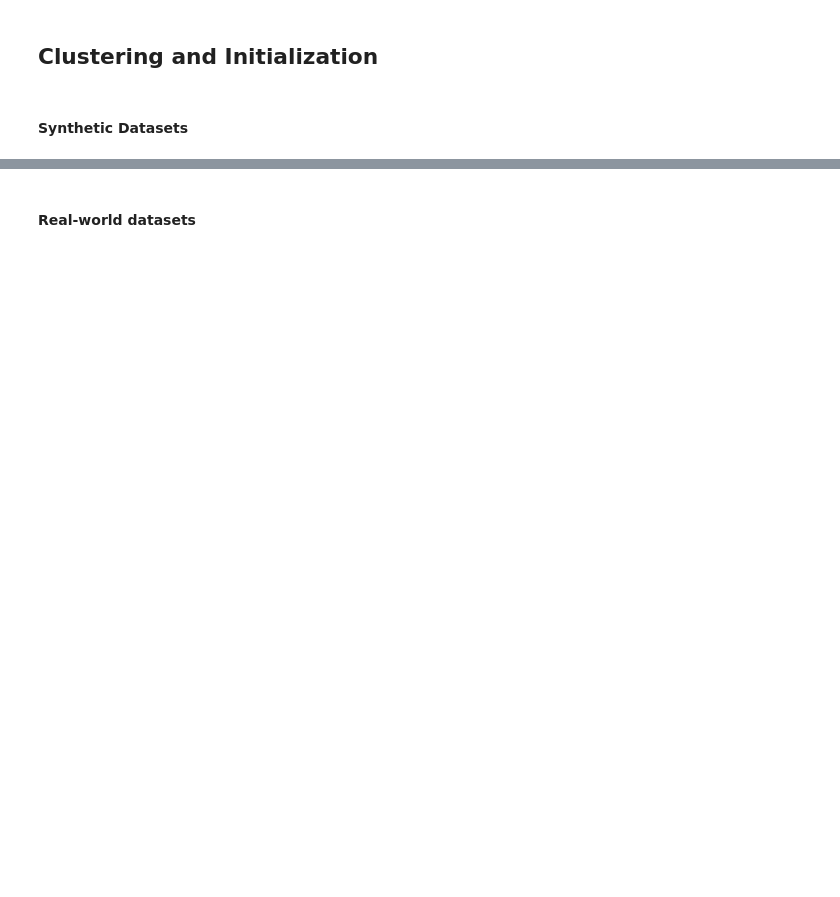
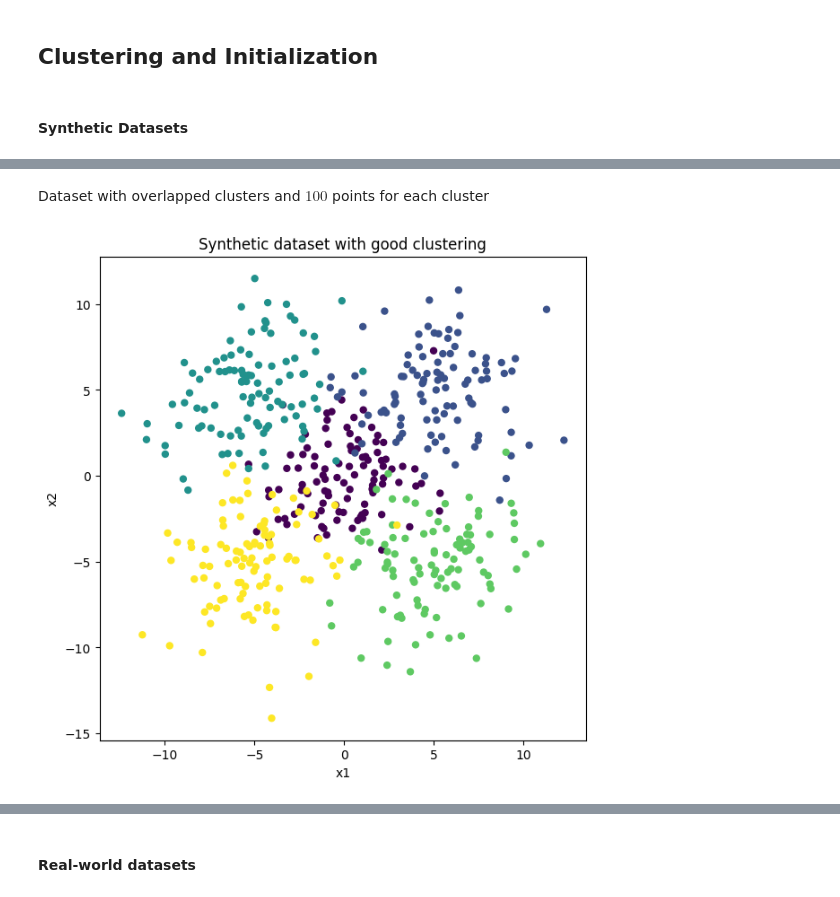
Before and after one commit to MatteoBisotti/statML_project, a Jupyter notebook: code/main.ipynb, the cells around one changed output, grey strips where cells are left out. Saved outputs shown, nothing was run; the diff lists cells and outputs as text; code cells hidden in the pictures; blank space fills up the shorter version.

Commit message:
add different scenarios for synthetic data

```diff
--- a/code/main.ipynb
+++ b/code/main.ipynb
@@ -38,0 +47,27 @@ plot_synthetic_points(X, y)
+# %% [markdown]
+Dataset with overlapped clusters and $100$ points for each cluster
+# %%
+centers_overlap = [
+    (0.0, 0.0),
+    (3.0, 3.0),
+    (-3.0, 3.0),
+    (3.0, -3.0),
+    (-3.0, -3.0)
+]
+
+cluster_sizes = [100, 100, 100, 100, 100]
+
+n_samples = 500
+std = 2.5
+n_features = 2
+random_state = 42
+
+X_overlap, y_overlap = generate_blobs(centers=centers,
+                      cluster_sizes=cluster_sizes,
+                      std=std,
+                      n_features=n_features,
+                      random_state=random_state)
+
+plot_synthetic_points(X_overlap, y_overlap)
+# %% [output]
+[figure, added]
```
Also changed, not shown: parts of 25 cells of this notebook, 2 other files.
